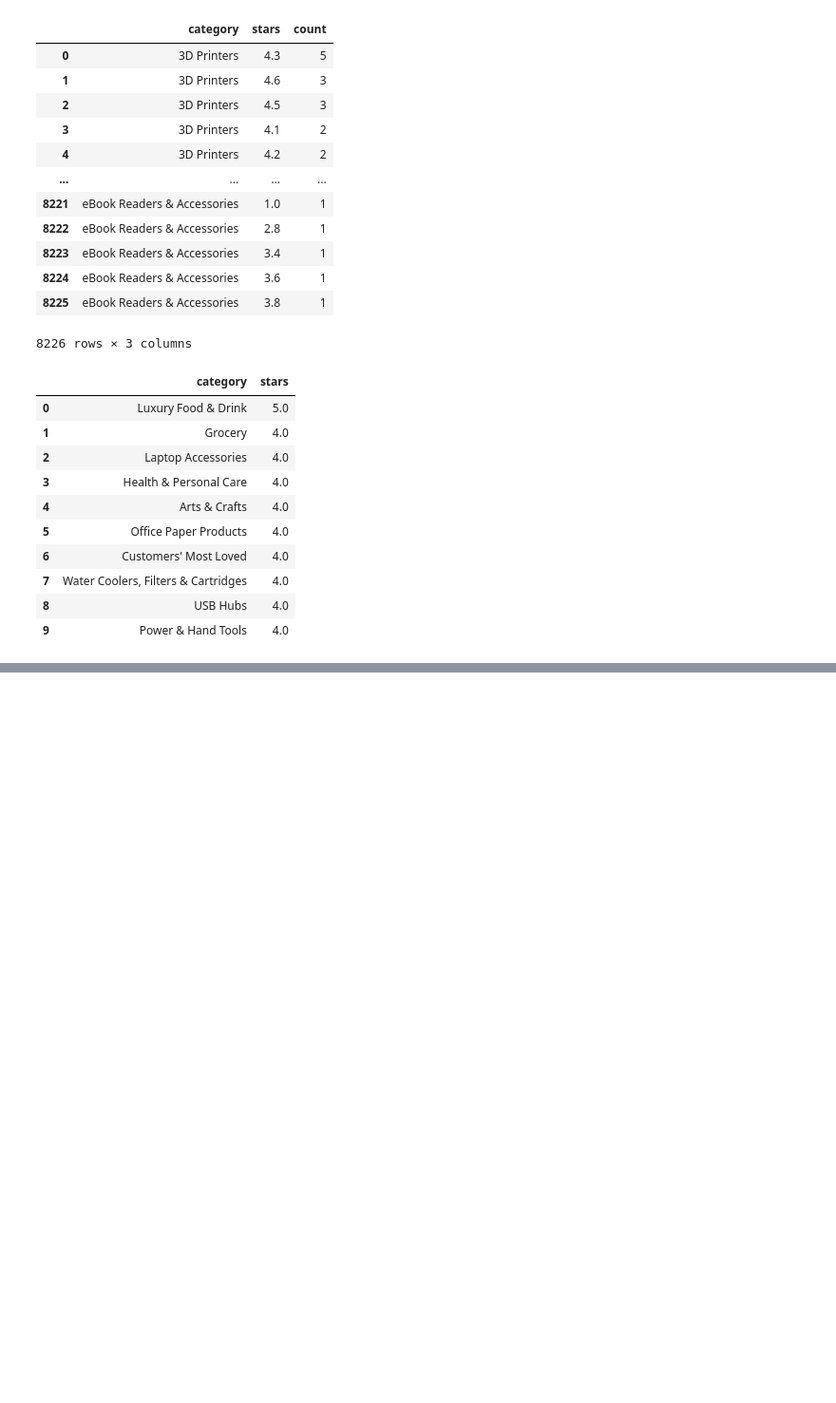
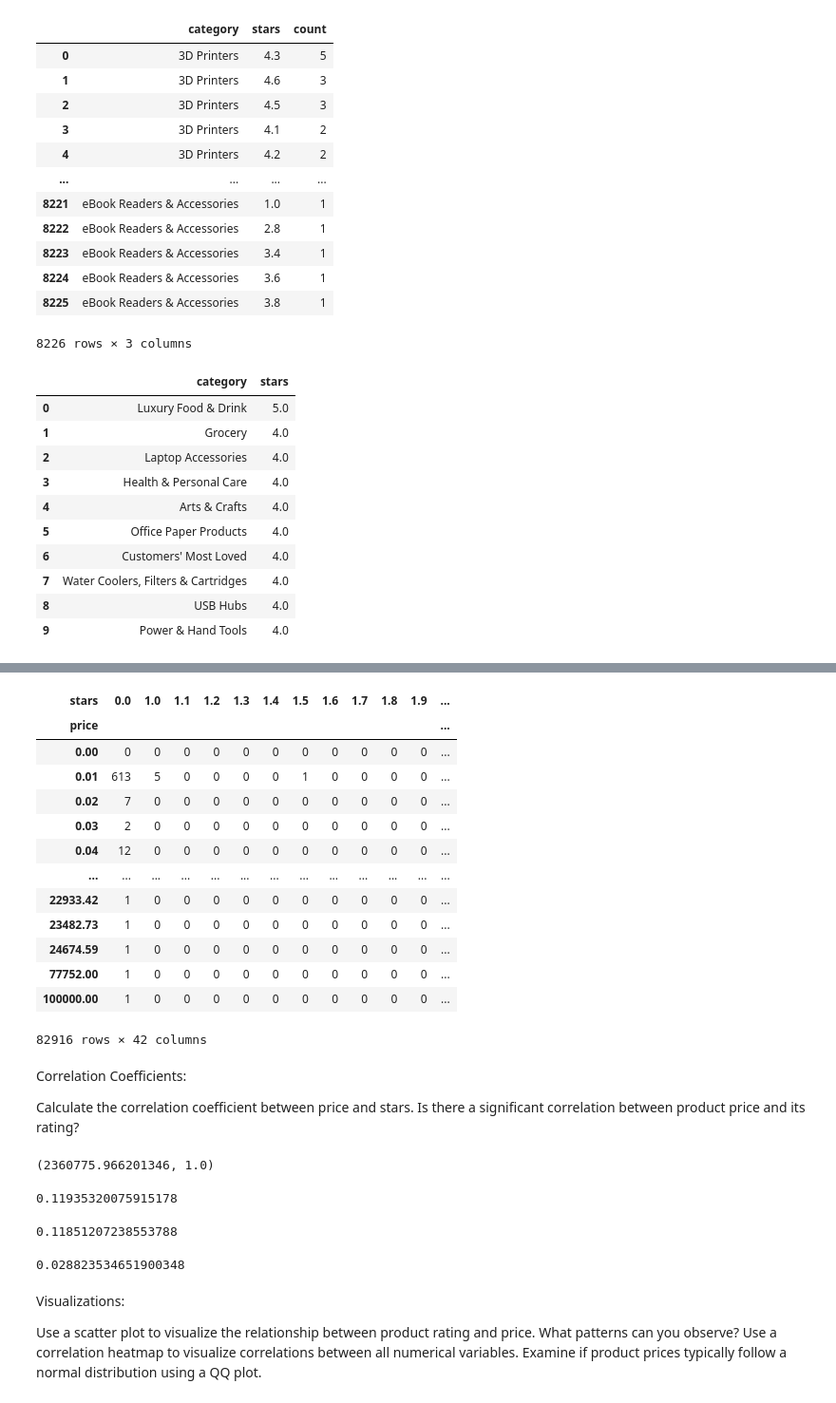
Before and after one commit to JCastillo1997/Stumbling-n-Learnin-n, a Jupyter notebook: Labs_eda/Lab_2/Lab_2.ipynb, the cells around one changed output, grey strips where cells are left out. Shown at 95% size. Cells and saved outputs as stored; diff of their text form; code cells hidden in the pictures; blank space fills up the shorter version.

```diff
--- a/Labs_eda/Lab_2/Lab_2.ipynb
+++ b/Labs_eda/Lab_2/Lab_2.ipynb
@@ -356,0 +359,49 @@ plt.show()
+# %%
+cross_4=pd.crosstab(df['price'],df['stars'])
+cross_4
+# %% [output]
+| stars | 0.0 | 1.0 | 1.1 | 1.2 | 1.3 | 1.4 | 1.5 | 1.6 | 1.7 | 1.8 | 1.9 | ... |
+| price |  |  |  |  |  |  |  |  |  |  |  | ... |
+| 0.00 | 0 | 0 | 0 | 0 | 0 | 0 | 0 | 0 | 0 | 0 | 0 | ... |
+| 0.01 | 613 | 5 | 0 | 0 | 0 | 0 | 1 | 0 | 0 | 0 | 0 | ... |
+| 0.02 | 7 | 0 | 0 | 0 | 0 | 0 | 0 | 0 | 0 | 0 | 0 | ... |
+| 0.03 | 2 | 0 | 0 | 0 | 0 | 0 | 0 | 0 | 0 | 0 | 0 | ... |
+| 0.04 | 12 | 0 | 0 | 0 | 0 | 0 | 0 | 0 | 0 | 0 | 0 | ... |
+| ... | ... | ... | ... | ... | ... | ... | ... | ... | ... | ... | ... | ... |
+| 22933.42 | 1 | 0 | 0 | 0 | 0 | 0 | 0 | 0 | 0 | 0 | 0 | ... |
+| 23482.73 | 1 | 0 | 0 | 0 | 0 | 0 | 0 | 0 | 0 | 0 | 0 | ... |
+| 24674.59 | 1 | 0 | 0 | 0 | 0 | 0 | 0 | 0 | 0 | 0 | 0 | ... |
+| 77752.00 | 1 | 0 | 0 | 0 | 0 | 0 | 0 | 0 | 0 | 0 | 0 | ... |
+| 100000.00 | 1 | 0 | 0 | 0 | 0 | 0 | 0 | 0 | 0 | 0 | 0 | ... |
+82916 rows × 42 columns
+# %% [markdown]
+
+Correlation Coefficients:
+
+Calculate the correlation coefficient between price and stars.
+Is there a significant correlation between product price and its rating?
+# %%
+estadistico, p_valor, ex, ddof = chi2_contingency(cross_4)
+
+estadistico, p_valor
+# %% [output]
+(2360775.966201346, 1.0)
+# %%
+association(cross, method='cramer')
+# %% [output]
+0.11935320075915178
+# %%
+association(cross, method='pearson')
+# %% [output]
+0.11851207238553788
+# %%
+association(cross, method='tschuprow')
+# This one is just a test
+# %% [output]
+0.028823534651900348
+# %% [markdown]
+Visualizations:
+
+Use a scatter plot to visualize the relationship between product rating and price. What patterns can you observe?
+Use a correlation heatmap to visualize correlations between all numerical variables.
+Examine if product prices typically follow a normal distribution using a QQ plot.
```
Also changed, not shown: parts of 6 cells of this notebook.
